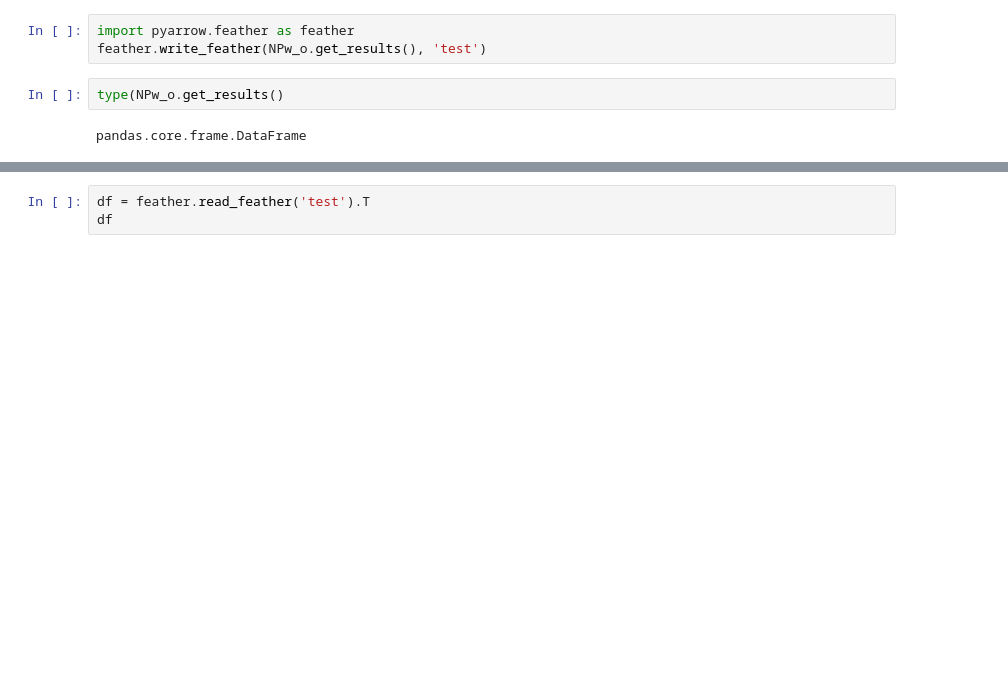
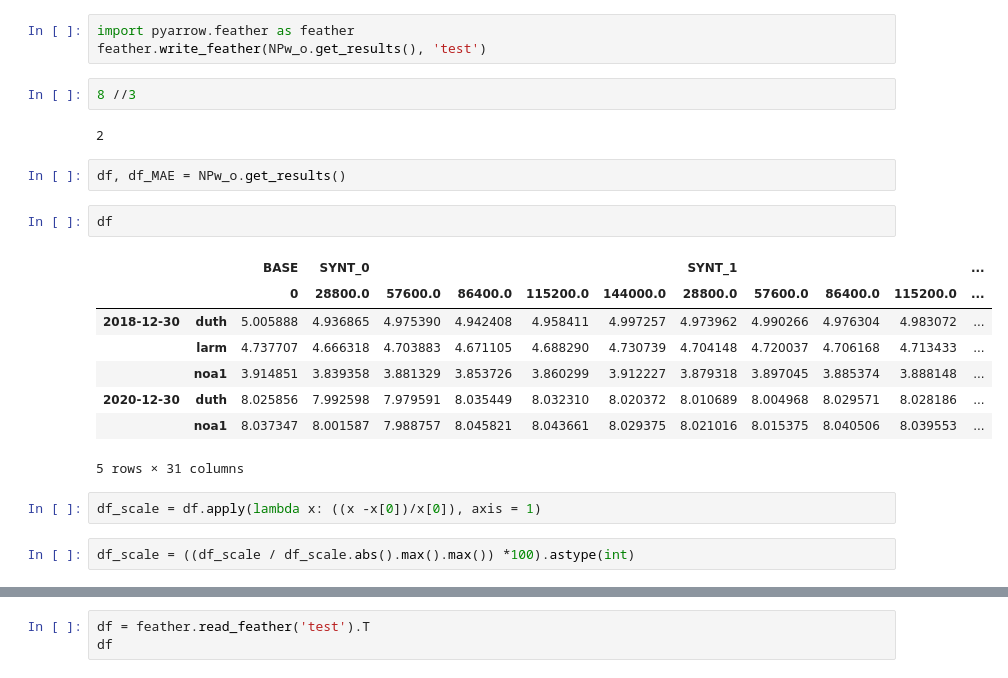
Before and after one commit to carloscanodomingo/NeuralProphetEQ, a Jupyter notebook: testing_EQ.ipynb, the cells around one changed output, grey strips where cells are left out. Cells and saved outputs as stored; diff of their text form; blank space fills up the shorter version.

```diff
--- a/testing_EQ.ipynb
+++ b/testing_EQ.ipynb
@@ -167,7 +198,24 @@ for n_fold in range(number_of_folds):
 # %%
 import pyarrow.feather as feather
 feather.write_feather(NPw_o.get_results(), 'test')
+# %%
+8 //3
+# %% [output]
+2
 # %%
-type(NPw_o.get_results()
+df, df_MAE = NPw_o.get_results()
-# %% [output]
-pandas.core.frame.DataFrame
+# %%
+df
+# %% [output]
+|  |  | BASE | SYNT_0 |  |  |  |  | SYNT_1 |  |  |  | ... |
+|  |  | 0 | 28800.0 | 57600.0 | 86400.0 | 115200.0 | 144000.0 | 28800.0 | 57600.0 | 86400.0 | 115200.0 | ... |
+| 2018-12-30 | duth | 5.005888 | 4.936865 | 4.975390 | 4.942408 | 4.958411 | 4.997257 | 4.973962 | 4.990266 | 4.976304 | 4.983072 | ... |
+|  | larm | 4.737707 | 4.666318 | 4.703883 | 4.671105 | 4.688290 | 4.730739 | 4.704148 | 4.720037 | 4.706168 | 4.713433 | ... |
+|  | noa1 | 3.914851 | 3.839358 | 3.881329 | 3.853726 | 3.860299 | 3.912227 | 3.879318 | 3.897045 | 3.885374 | 3.888148 | ... |
+| 2020-12-30 | duth | 8.025856 | 7.992598 | 7.979591 | 8.035449 | 8.032310 | 8.020372 | 8.010689 | 8.004968 | 8.029571 | 8.028186 | ... |
+|  | noa1 | 8.037347 | 8.001587 | 7.988757 | 8.045821 | 8.043661 | 8.029375 | 8.021016 | 8.015375 | 8.040506 | 8.039553 | ... |
+5 rows × 31 columns
+# %%
+df_scale = df.apply(lambda x: ((x -x[0])/x[0]), axis = 1)
+# %%
+df_scale = ((df_scale / df_scale.abs().max().max()) *100).astype(int)
```
Also changed, not shown: parts of 11 cells of this notebook, 4 other files.
